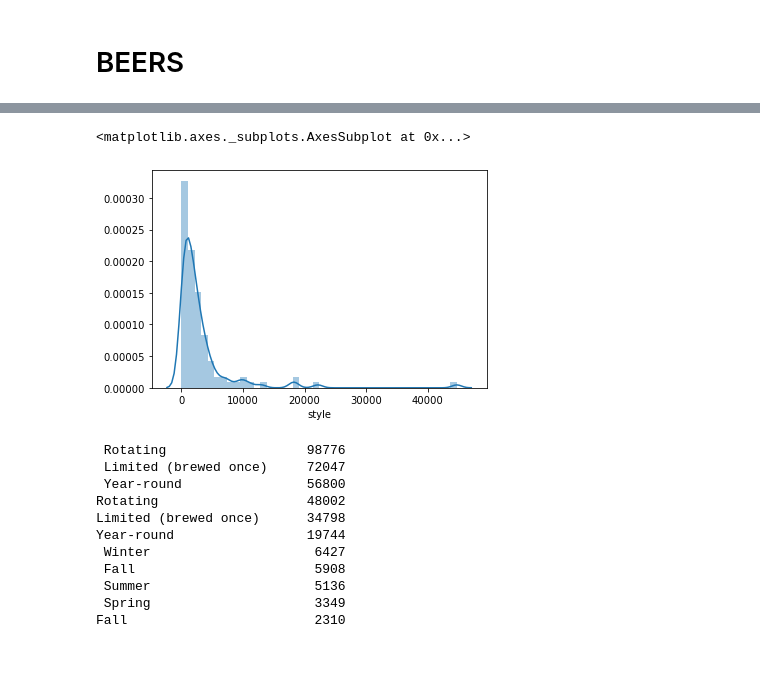
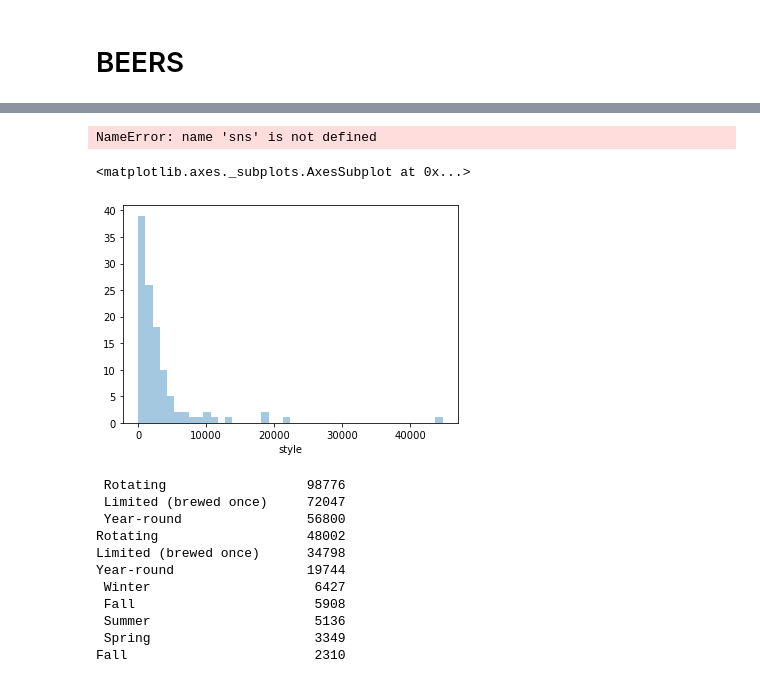
Before and after one commit to aabrahamson3/beer30, a Jupyter notebook: Beer-EDA.ipynb, the cells around one changed output, grey strips where cells are left out. Drawn from its saved outputs; the diff is of its cells as text; code cells hidden in the pictures.

```diff
--- a/Beer-EDA.ipynb
+++ b/Beer-EDA.ipynb
@@ -403,8 +423,14 @@ Name: style, Length: 112, dtype: int64
+# %%
+ax = sns.barplot(x=beers['style'].value_counts()[:10].index, y=beers['style'].value_counts()[:10], hue=beers['style'].value_counts()[:10].index, hue_order = labels)
+ax.set_xticklabels(ax.get_xticklabels(), rotation=45, horizontalalignment='right');
+# ax.legend(loc='best', bbox_to_anchor=(0.5, 0., 0.5, 0.5))
+# %% [output]
+NameError: name 'sns' is not defined
 # %%
-sns.distplot(beers['style'].value_counts())
+sns.distplot(beers['style'].value_counts(),kde=False)
 # %% [output]
 <matplotlib.axes._subplots.AxesSubplot at 0x...>
-[figure, old version]
+[figure, new version]
 # %%
 beers['availability'].value_counts()
 # %% [output]
```
Also changed, not shown: parts of 5 cells of this notebook, 1 other file.
